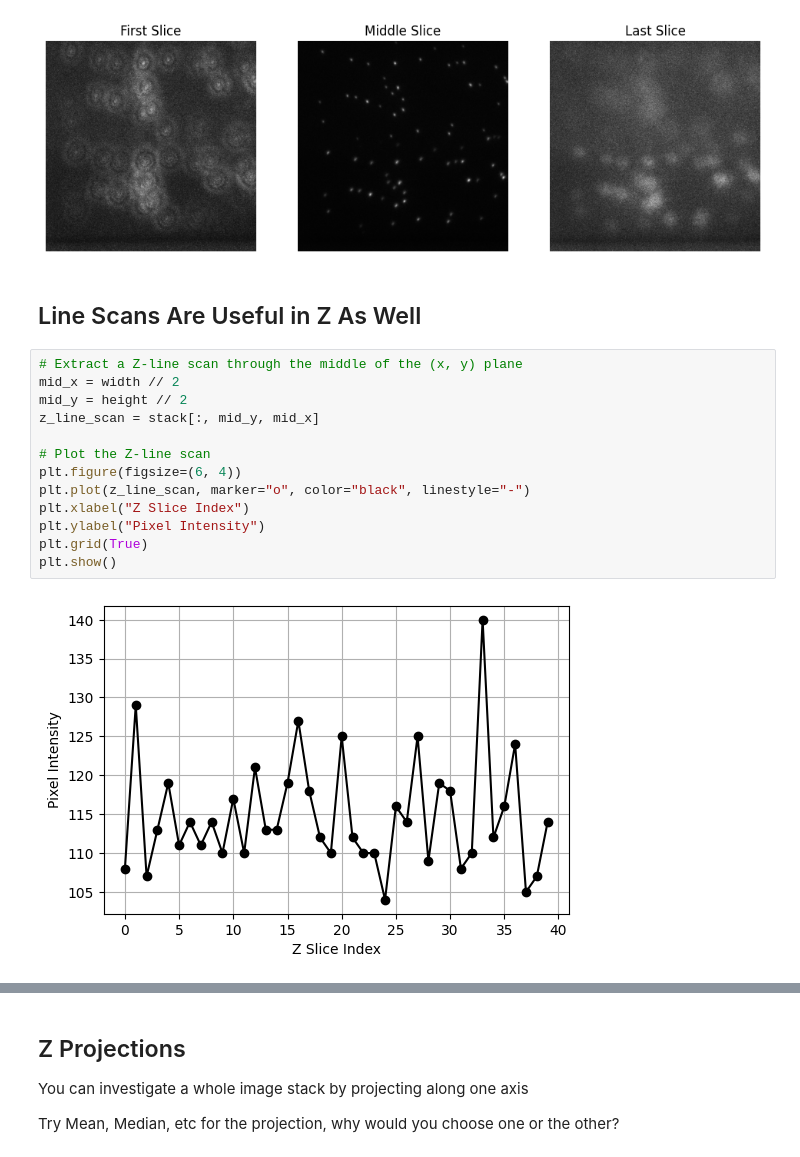
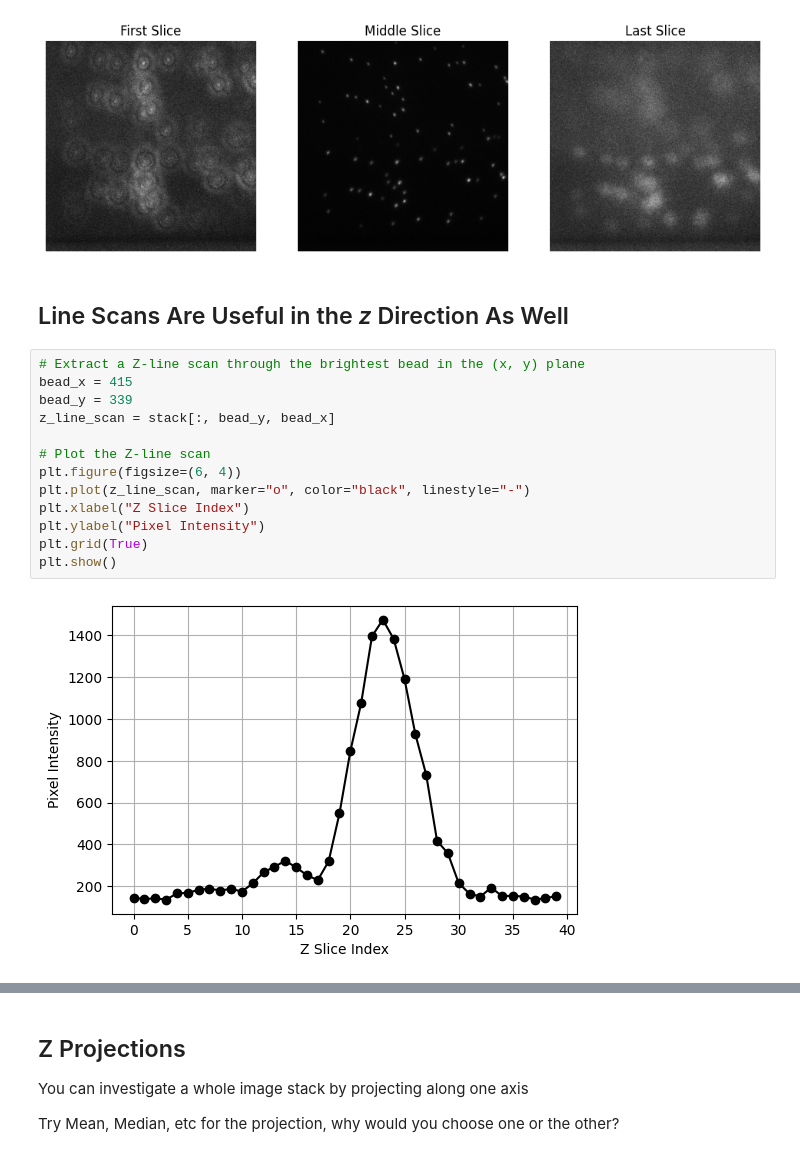
Before and after one commit to dgodovich/MOL518-Intro-to-Data-Analysis, a Jupyter notebook: Lecture_31/BPY518_Lecture31.ipynb, the cells around one changed output, grey strips where cells are left out. Saved outputs shown, nothing was run; the diff lists cells and outputs as text.

```diff
--- a/Lecture_31/BPY518_Lecture31.ipynb
+++ b/Lecture_31/BPY518_Lecture31.ipynb
@@ -309,19 +334,19 @@ plt.show()
 # %% [output]
 [figure]
 # %% [markdown]
-## Line Scans Are Useful in Z As Well
+## Line Scans Are Useful in the *z* Direction As Well
 # %%
-# Extract a Z-line scan through the middle of the (x, y) plane
-mid_x = width // 2
-mid_y = height // 2
-z_line_scan = stack[:, mid_y, mid_x]
+# Extract a Z-line scan through the brightest bead in the (x, y) plane
+bead_x = 415
+bead_y = 339
+z_line_scan = stack[:, bead_y, bead_x]
 
 # Plot the Z-line scan
 plt.figure(figsize=(6, 4))
 plt.plot(z_line_scan, marker="o", color="black", linestyle="-")
 plt.xlabel("Z Slice Index")
 plt.ylabel("Pixel Intensity")
 plt.grid(True)
 plt.show()
 # %% [output]
-[figure, old version]
+[figure, new version]
```
Also changed, not shown: parts of 5 cells of this notebook.
